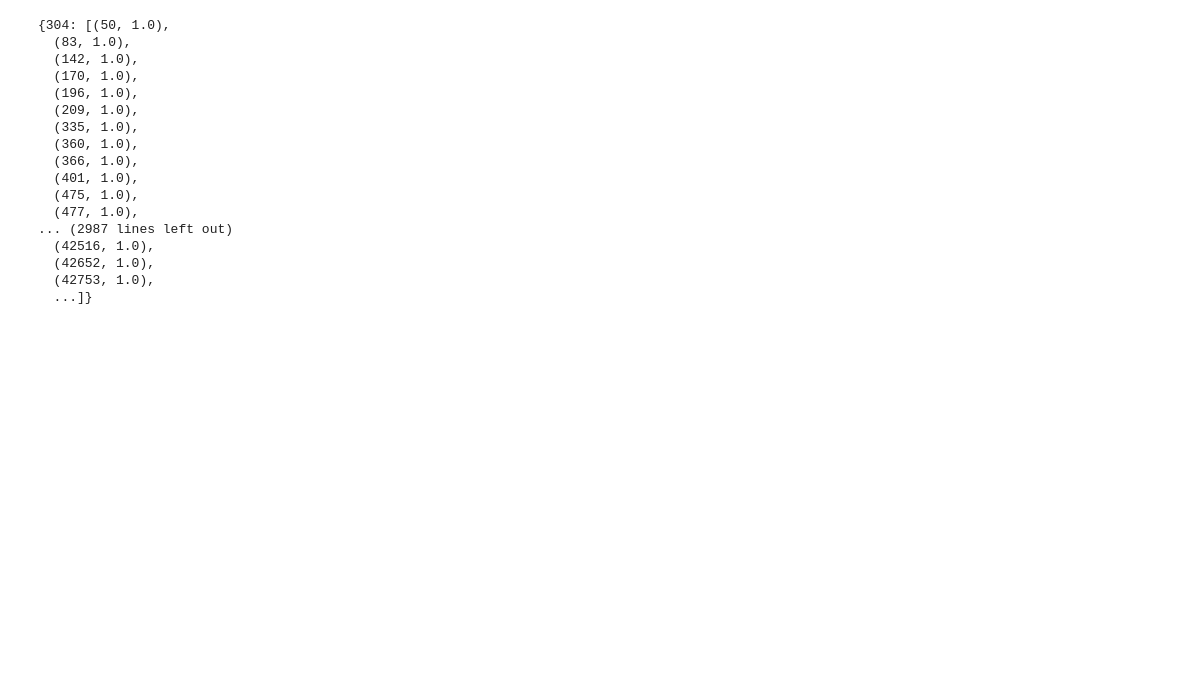
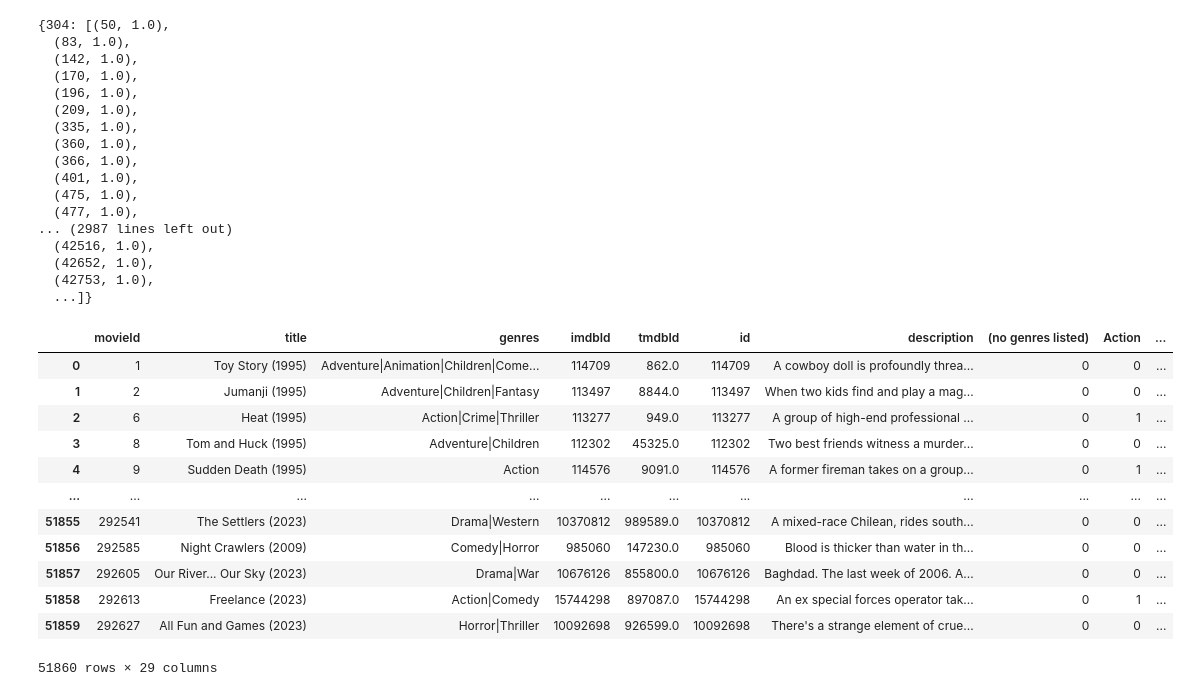
Before and after one commit to radziko/ctds_02807, a Jupyter notebook: src/PCA_plot.ipynb, the cells around one changed output. Drawn from its saved outputs; the diff is of its cells as text; code cells hidden in the pictures; blank space fills up the shorter version.

```diff
--- a/src/PCA_plot.ipynb
+++ b/src/PCA_plot.ipynb
@@ -58,3 +70,19 @@ dict_user_recommendations_genres
+# %%
+df
+# %% [output]
+|  | movieId | title | genres | imdbId | tmdbId | id | description | (no genres listed) | Action | ... |
+| 0 | 1 | Toy Story (1995) | Adventure|Animation|Children|Come... | 114709 | 862.0 | 114709 | A cowboy doll is profoundly threa... | 0 | 0 | ... |
+| 1 | 2 | Jumanji (1995) | Adventure|Children|Fantasy | 113497 | 8844.0 | 113497 | When two kids find and play a mag... | 0 | 0 | ... |
+| 2 | 6 | Heat (1995) | Action|Crime|Thriller | 113277 | 949.0 | 113277 | A group of high-end professional ... | 0 | 1 | ... |
+| 3 | 8 | Tom and Huck (1995) | Adventure|Children | 112302 | 45325.0 | 112302 | Two best friends witness a murder... | 0 | 0 | ... |
+| 4 | 9 | Sudden Death (1995) | Action | 114576 | 9091.0 | 114576 | A former fireman takes on a group... | 0 | 1 | ... |
+| ... | ... | ... | ... | ... | ... | ... | ... | ... | ... | ... |
+| 51855 | 292541 | The Settlers (2023) | Drama|Western | 10370812 | 989589.0 | 10370812 | A mixed-race Chilean, rides south... | 0 | 0 | ... |
+| 51856 | 292585 | Night Crawlers (2009) | Comedy|Horror | 985060 | 147230.0 | 985060 | Blood is thicker than water in th... | 0 | 0 | ... |
+| 51857 | 292605 | Our River... Our Sky (2023) | Drama|War | 10676126 | 855800.0 | 10676126 | Baghdad. The last week of 2006. A... | 0 | 0 | ... |
+| 51858 | 292613 | Freelance (2023) | Action|Comedy | 15744298 | 897087.0 | 15744298 | An ex special forces operator tak... | 0 | 1 | ... |
+| 51859 | 292627 | All Fun and Games (2023) | Horror|Thriller | 10092698 | 926599.0 | 10092698 | There's a strange element of crue... | 0 | 0 | ... |
+51860 rows × 29 columns
 # %%
 # Randomly sample df_user_recommendations_genres where the value of the similarity is 1
 recommendations_genres_sort = {userid: [(movieid, score) for movieid, score in recommendations if score == 1] for userid, recommendations in dict_user_recommendations_genres.items()}
```
Also changed, not shown: parts of 4 cells of this notebook.
